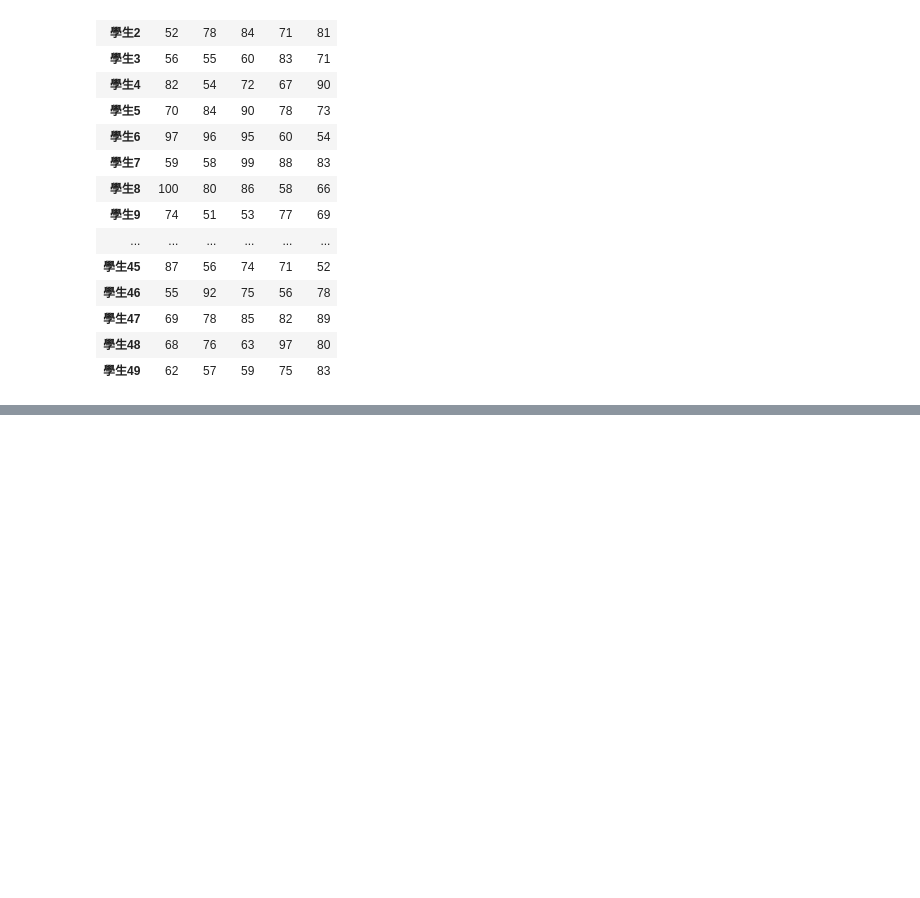
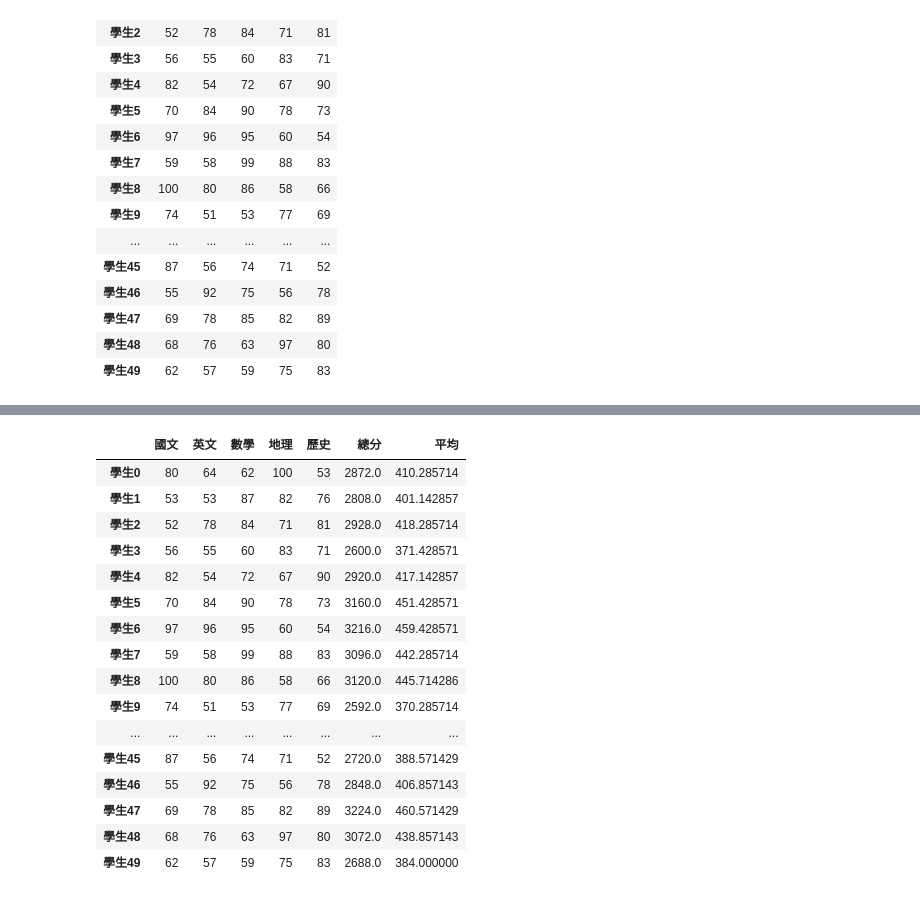
Before and after one commit to eRrokalt/Lesson2_1, a Jupyter notebook: lesson15/lesson15_3.ipynb, the cells around one changed output, grey strips where cells are left out. Drawn from its saved outputs; the diff is of its cells as text; code cells hidden in the pictures; blank space fills up the shorter version.

```diff
--- a/lesson15/lesson15_3.ipynb
+++ b/lesson15/lesson15_3.ipynb
@@ -59,0 +116,20 @@ df [-1:]
+# %%
+df[df['總分']>=380]
+# %% [output]
+|  | 國文 | 英文 | 數學 | 地理 | 歷史 | 總分 | 平均 |
+| 學生0 | 80 | 64 | 62 | 100 | 53 | 2872.0 | 410.285714 |
+| 學生1 | 53 | 53 | 87 | 82 | 76 | 2808.0 | 401.142857 |
+| 學生2 | 52 | 78 | 84 | 71 | 81 | 2928.0 | 418.285714 |
+| 學生3 | 56 | 55 | 60 | 83 | 71 | 2600.0 | 371.428571 |
+| 學生4 | 82 | 54 | 72 | 67 | 90 | 2920.0 | 417.142857 |
+| 學生5 | 70 | 84 | 90 | 78 | 73 | 3160.0 | 451.428571 |
+| 學生6 | 97 | 96 | 95 | 60 | 54 | 3216.0 | 459.428571 |
+| 學生7 | 59 | 58 | 99 | 88 | 83 | 3096.0 | 442.285714 |
+| 學生8 | 100 | 80 | 86 | 58 | 66 | 3120.0 | 445.714286 |
+| 學生9 | 74 | 51 | 53 | 77 | 69 | 2592.0 | 370.285714 |
+| ... | ... | ... | ... | ... | ... | ... | ... |
+| 學生45 | 87 | 56 | 74 | 71 | 52 | 2720.0 | 388.571429 |
+| 學生46 | 55 | 92 | 75 | 56 | 78 | 2848.0 | 406.857143 |
+| 學生47 | 69 | 78 | 85 | 82 | 89 | 3224.0 | 460.571429 |
+| 學生48 | 68 | 76 | 63 | 97 | 80 | 3072.0 | 438.857143 |
+| 學生49 | 62 | 57 | 59 | 75 | 83 | 2688.0 | 384.000000 |
```
Also changed, not shown: parts of 8 cells of this notebook, 3 other files.
